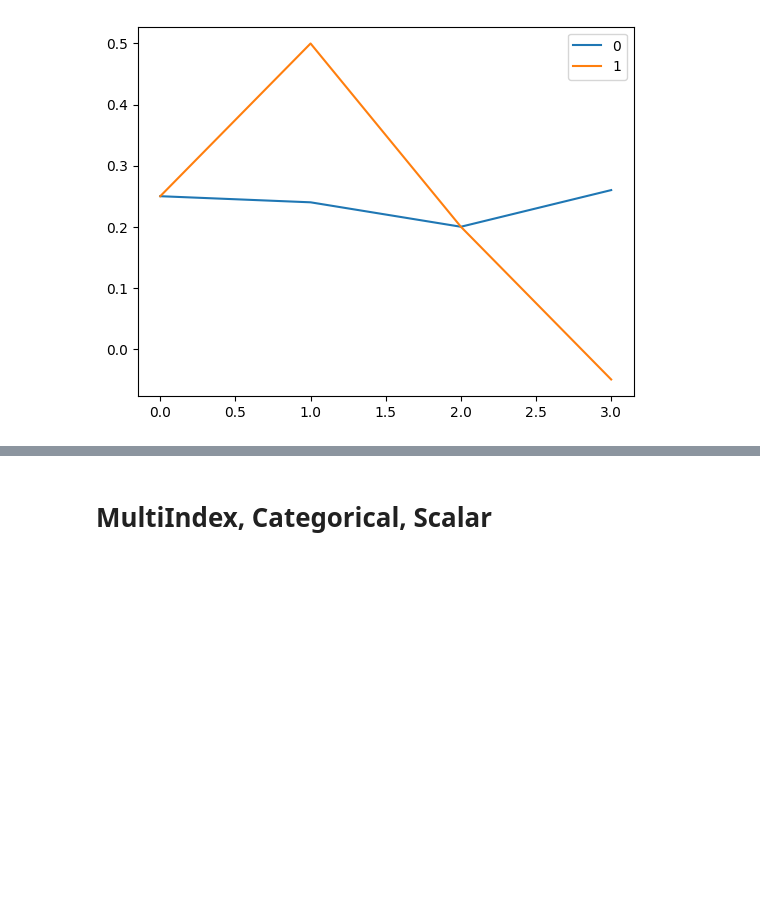
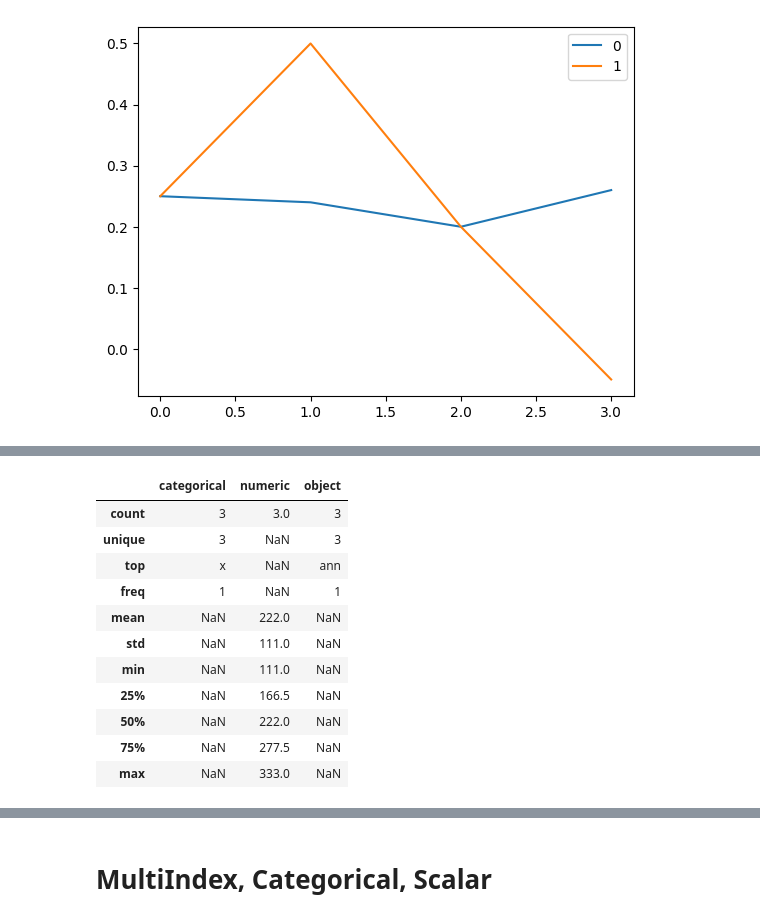
Before and after one commit to rgenius-ru/pandas_lessons, a Jupyter notebook: lessons/Pandas_for_Data_Engineering/part2_new.ipynb, the cells around one changed output, grey strips where cells are left out. Drawn from its saved outputs; the diff is of its cells as text; code cells hidden in the pictures; blank space fills up the shorter version.

```diff
--- a/lessons/Pandas_for_Data_Engineering/part2_new.ipynb
+++ b/lessons/Pandas_for_Data_Engineering/part2_new.ipynb
@@ -2207,0 +2421,10 @@ df.plot()
+# %%
+df = pd.DataFrame(
+    {
+        'categorical': pd.Categorical(['z', 'x', 'y']),
+        'numeric': [111, 222, 333],
+        'object': ['ann', 'pet', 'den']
+    }
+)
+
+df
@@ -2207,0 +2455,15 @@ df.plot()
+# %%
+df.describe(include='all')
+# %% [output]
+|  | categorical | numeric | object |
+| count | 3 | 3.0 | 3 |
+| unique | 3 | NaN | 3 |
+| top | x | NaN | ann |
+| freq | 1 | NaN | 1 |
+| mean | NaN | 222.0 | NaN |
+| std | NaN | 111.0 | NaN |
+| min | NaN | 111.0 | NaN |
+| 25% | NaN | 166.5 | NaN |
+| 50% | NaN | 222.0 | NaN |
+| 75% | NaN | 277.5 | NaN |
+| max | NaN | 333.0 | NaN |
```
Also changed, not shown: parts of 36 cells of this notebook.
